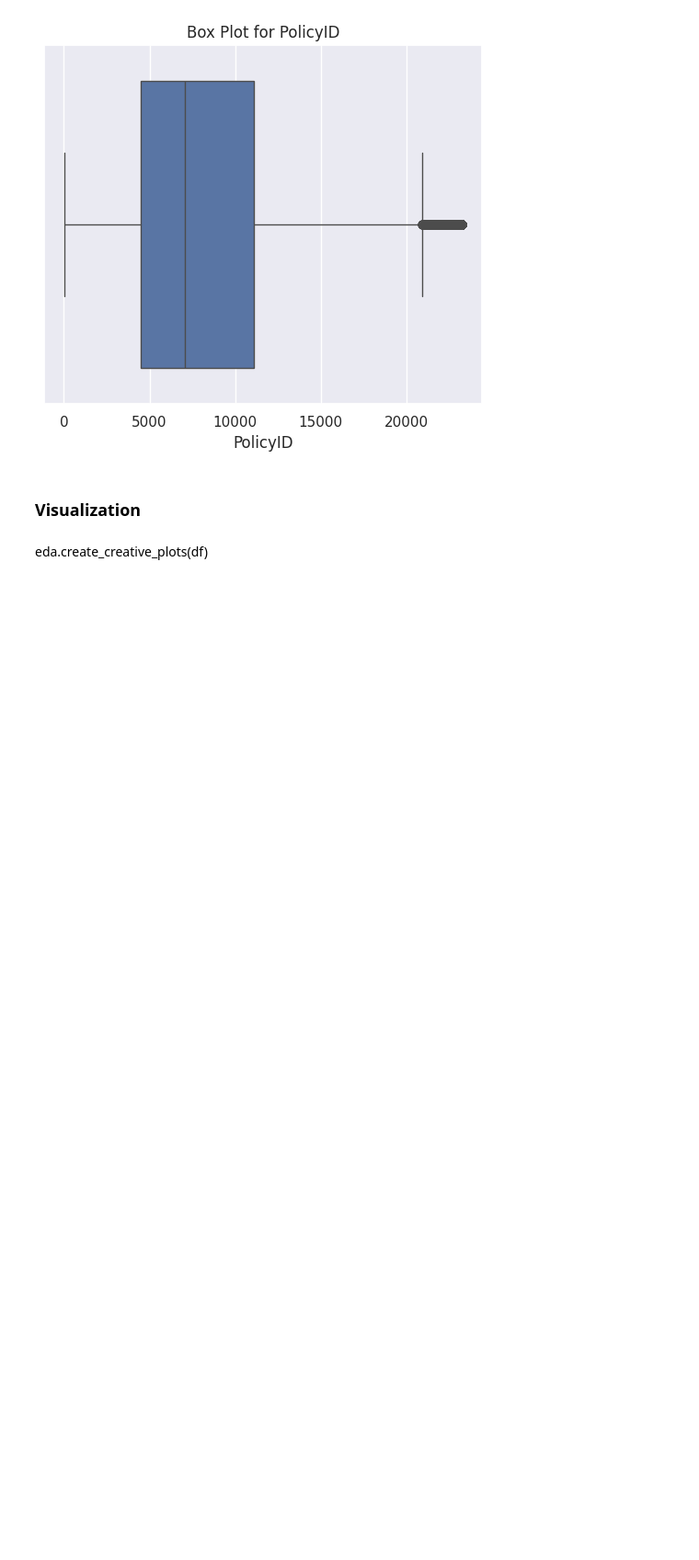
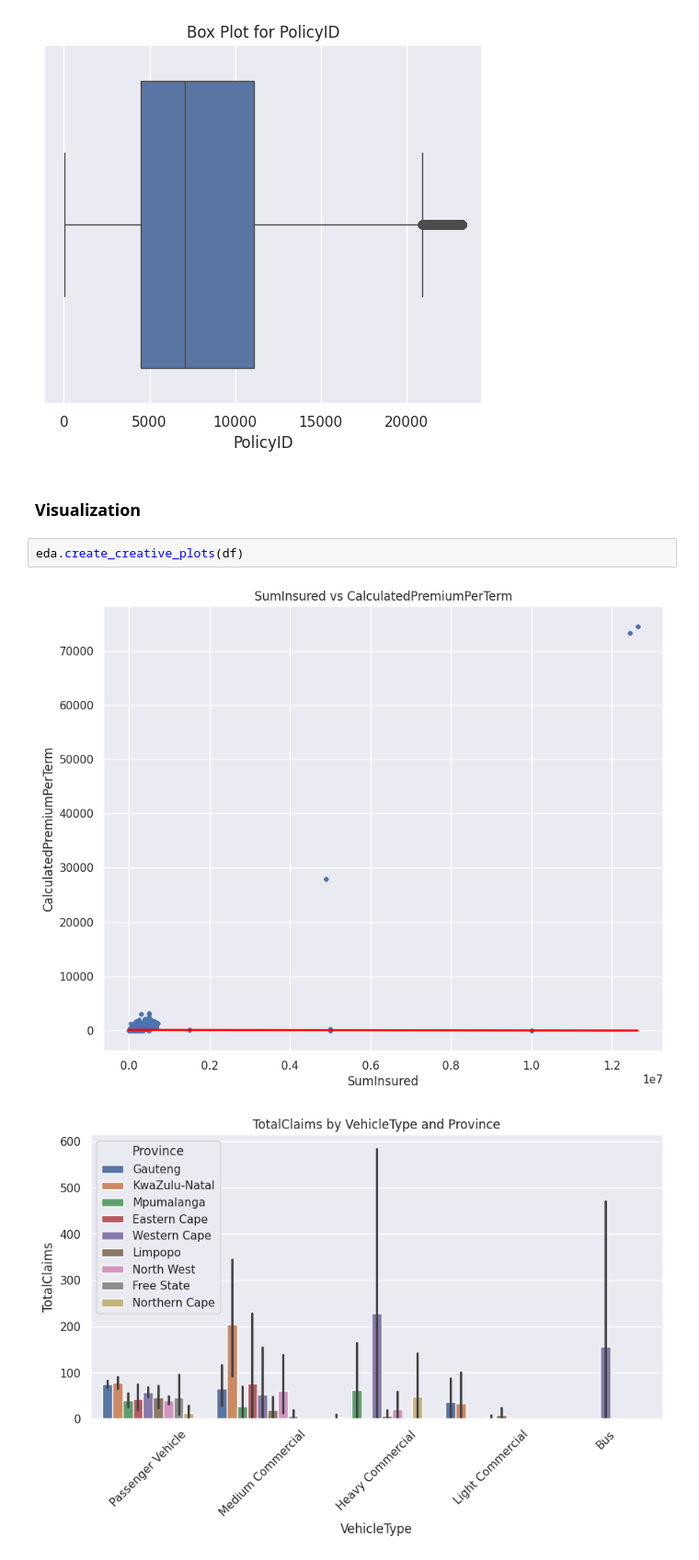
Before and after one commit to GetieBalew24/AlphaCare_Insurance_Solutions, a Jupyter notebook: notebooks/Descriptive_data_analysis.ipynb, the cells around one changed output. Shown at 92% size. Drawn from its saved outputs; the diff is of its cells as text; blank space fills up the shorter version.

Commit message:
Visualization

```diff
--- a/notebooks/Descriptive_data_analysis.ipynb
+++ b/notebooks/Descriptive_data_analysis.ipynb
@@ -242,5 +242,8 @@ eda.plot_outlier_detection(df,numerical_col)
 [figure]
 # %% [markdown]
 ### Visualization
-# %% [markdown]
-eda.create_creative_plots(df)
+# %%
+eda.create_creative_plots(df)
+# %% [output]
+[figure, added]
+[figure, added]
```
Also changed, not shown: parts of 1 cell of this notebook.
